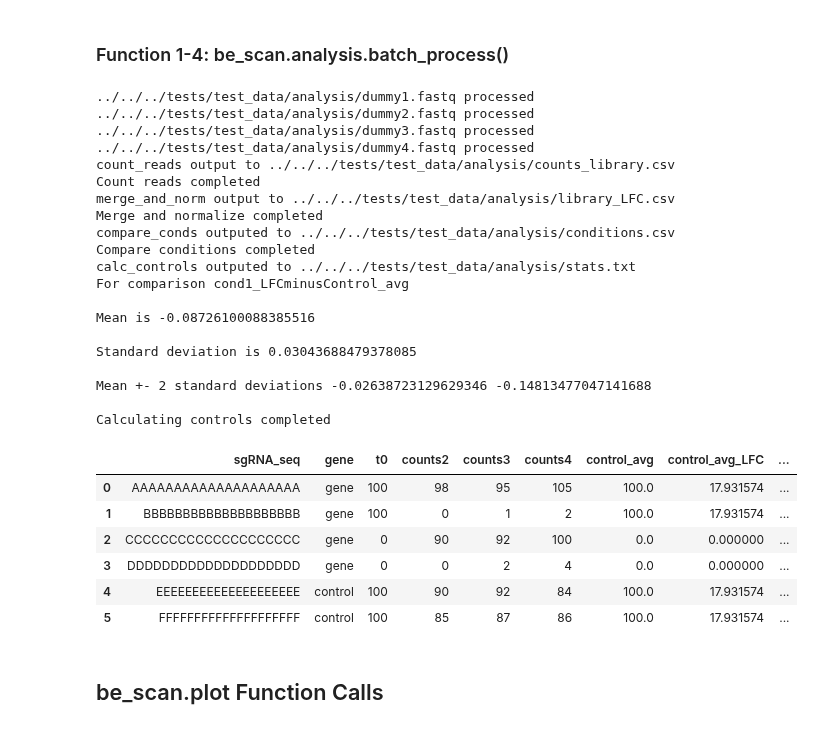
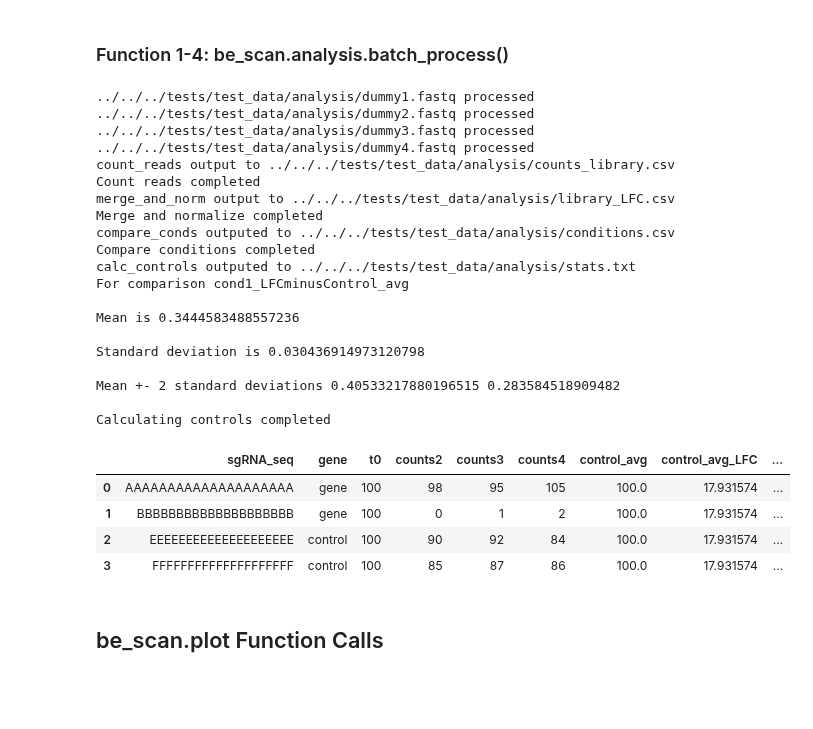
Before and after one commit to liaulab/be-scan, a Jupyter notebook: docs/source/notebooks/tutorial.ipynb, the cells around one changed output. Saved outputs shown, nothing was run; the diff lists cells and outputs as text; code cells hidden in the pictures; blank space fills up the shorter version.

```diff
--- a/docs/source/notebooks/tutorial.ipynb
+++ b/docs/source/notebooks/tutorial.ipynb
@@ -265,40 +265,39 @@ batch_process(
     sample_sheet  = f"{analysis_dir}sample_sheet.csv",
     annotated_lib = f"{analysis_dir}annotated_lib_sample_in.csv",
     comparisons   = f"{analysis_dir}comparisons.csv",
     file_dir     = analysis_dir,
 
     # optional, typically you can leave these out since these are the dummy sequences I used to not include any real data
     KEY_INTERVAL = (0,35), KEY = "ABCDEF", KEY_REV = "GHIJKL", controls = ["t0"], return_df = True,
     neg_ctrl_col = 'gene', neg_ctrl_conditions = ['control'], stats_comparisons = ['cond1'],
+    lower_cutoff=50, lower_cutoff_cols=['t0'],
 )
 # %% [output]
 ../../../tests/test_data/analysis/dummy1.fastq processed
 ../../../tests/test_data/analysis/dummy2.fastq processed
 ../../../tests/test_data/analysis/dummy3.fastq processed
 ../../../tests/test_data/analysis/dummy4.fastq processed
 count_reads output to ../../../tests/test_data/analysis/counts_library.csv
 Count reads completed
 merge_and_norm output to ../../../tests/test_data/analysis/library_LFC.csv
 Merge and normalize completed
 compare_conds outputed to ../../../tests/test_data/analysis/conditions.csv
 Compare conditions completed
 calc_controls outputed to ../../../tests/test_data/analysis/stats.txt
 For comparison cond1_LFCminusControl_avg
 
-Mean is -0.08726100088385516
+Mean is 0.3444583488557236
 
-Standard deviation is 0.03043688479378085
+Standard deviation is 0.030436914973120798
 
-Mean +- 2 standard deviations -0.02638723129629346 -0.14813477047141688
+Mean +- 2 standard deviations 0.40533217880196515 0.283584518909482
 
 Calculating controls completed
 |  | sgRNA_seq | gene | t0 | counts2 | counts3 | counts4 | control_avg | control_avg_LFC | ... |
 | 0 | AAAAAAAAAAAAAAAAAAAA | gene | 100 | 98 | 95 | 105 | 100.0 | 17.931574 | ... |
 | 1 | BBBBBBBBBBBBBBBBBBBB | gene | 100 | 0 | 1 | 2 | 100.0 | 17.931574 | ... |
-| 2 | CCCCCCCCCCCCCCCCCCCC | gene | 0 | 90 | 92 | 100 | 0.0 | 0.000000 | ... |
-| 3 | DDDDDDDDDDDDDDDDDDDD | gene | 0 | 0 | 2 | 4 | 0.0 | 0.000000 | ... |
-| 4 | EEEEEEEEEEEEEEEEEEEE | control | 100 | 90 | 92 | 84 | 100.0 | 17.931574 | ... |
-| 5 | FFFFFFFFFFFFFFFFFFFF | control | 100 | 85 | 87 | 86 | 100.0 | 17.931574 | ... |
+| 2 | EEEEEEEEEEEEEEEEEEEE | control | 100 | 90 | 92 | 84 | 100.0 | 17.931574 | ... |
+| 3 | FFFFFFFFFFFFFFFFFFFF | control | 100 | 85 | 87 | 86 | 100.0 | 17.931574 | ... |
 # %% [markdown]
 ## be_scan.plot Function Calls
 # %% [markdown]
```
Also changed, not shown: parts of 10 cells of this notebook, 1 other file.
